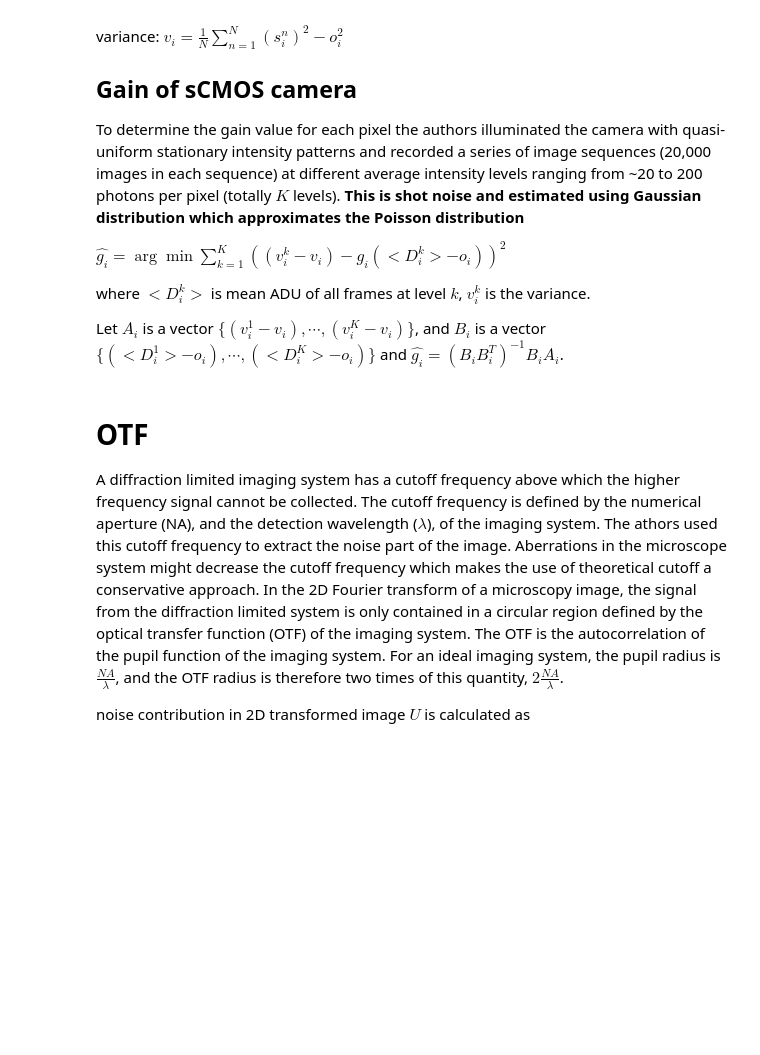
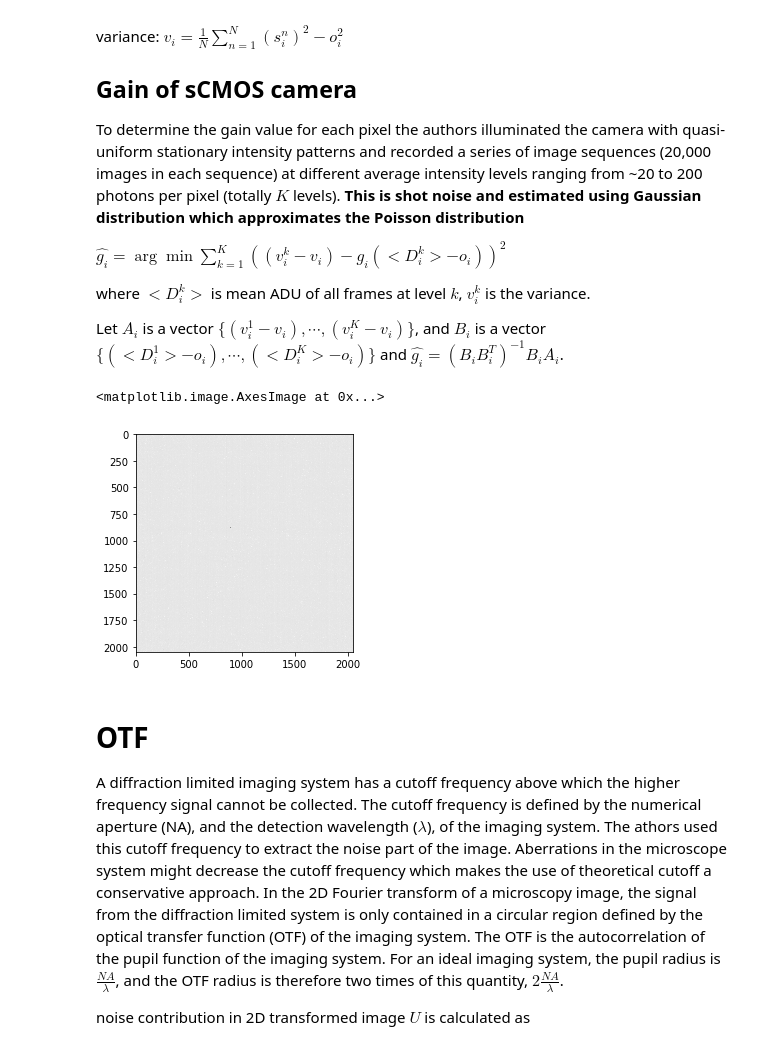
Before and after one commit to zqwei/fish_processing, a Jupyter notebook: pixelwiseDenoising/pixelDenoising.ipynb, the cells around one changed output. Cells and saved outputs as stored; diff of their text form; code cells hidden in the pictures; blank space fills up the shorter version.

```diff
--- a/pixelwiseDenoising/pixelDenoising.ipynb
+++ b/pixelwiseDenoising/pixelDenoising.ipynb
@@ -70,6 +71,16 @@ Let $A_i$ is a vector $\{(v_i^1 - v_i), \cdots, (v_i^K - v_i)\}$, and $B_i$ is a
 # offset_mat = offset.mean()
 # var_mat = var.mean() + offset.var()
 # gain_mat = np.ones(var_mat.shape)
+# %%
+offset = np.load('offset_mat.npy')
+var = np.load('var_mat.npy')
+gain = np.load('gain_mat.npy')
+# %%
+# offset plots, one can easily see some hotspots
+plt.imshow(offset, cmap=plt.cm.binary)
+# %% [output]
+<matplotlib.image.AxesImage at 0x...>
+[figure, added]
 # %% [markdown]
 # OTF
 A diffraction limited imaging system has a cutoff frequency above which the higher frequency signal cannot be collected. The cutoff frequency is defined by the numerical aperture (NA), and the detection wavelength ($\lambda$), of the imaging system. The athors used this cutoff frequency to extract the noise part of the image. Aberrations in the microscope system might decrease the cutoff frequency which makes the use of theoretical cutoff a conservative approach. In the 2D Fourier transform of a microscopy image, the signal from the diffraction limited system is only contained in a circular region defined by the optical transfer function (OTF) of the imaging system. The OTF is the autocorrelation of the pupil function of the imaging system. For an ideal imaging system, the pupil radius is $\frac{NA}{\lambda}$, and the OTF radius is therefore two times of this quantity, $2\frac{NA}{\lambda}$.
```
Also changed, not shown: parts of 4 cells of this notebook, 4 other files.
